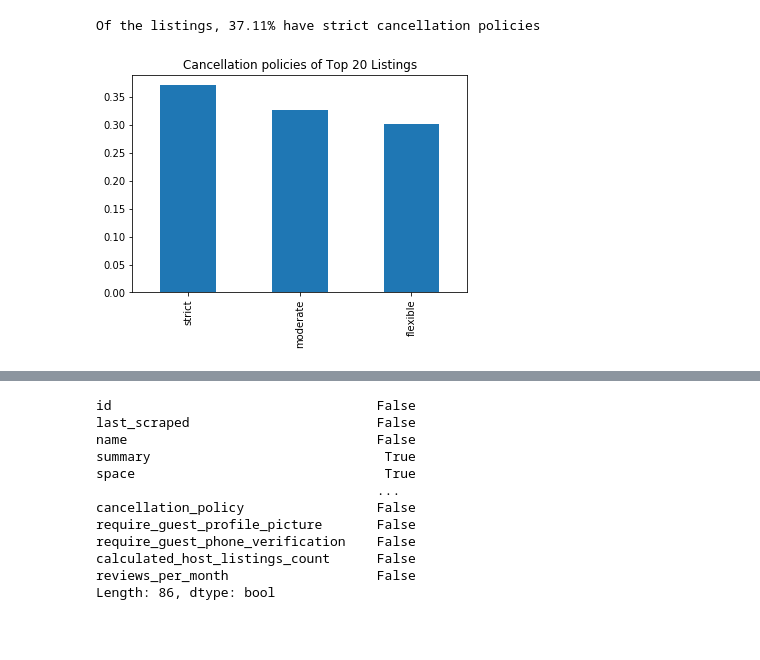
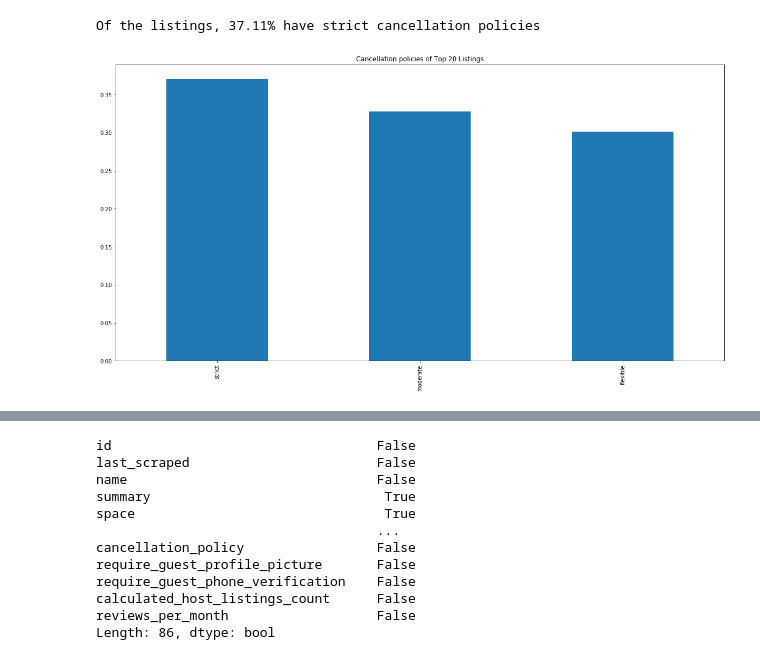
Before and after one commit to sukanto-m/Seattle-Airbnb, a Jupyter notebook: Seattle_Airbnb.ipynb, the cells around one changed output, grey strips where cells are left out. Cells and saved outputs as stored; diff of their text form; code cells hidden in the pictures; blank space fills up the shorter version.

```diff
--- a/Seattle_Airbnb.ipynb
+++ b/Seattle_Airbnb.ipynb
@@ -225,7 +227,9 @@ print("Of the listings, {:.2f}% have strict cancellation policies".format((1417/
 # %% [output]
 Of the listings, 37.11% have strict cancellation policies
 # %%
-(can[:20]/df1.shape[0]).plot(kind='bar');
-plt.title("Cancellation policies of Top 20 Listings"); #looks like most listings have strict cancellation policies
+plt.figure(figsize=(20,10))
+(can[:20]/df1.shape[0]).plot(kind='bar')
+plt.title("Cancellation policies of Top 20 Listings")
+plt.savefig('can.jpg'); #looks like most listings have strict cancellation policies
 # %% [output]
-[figure, old version]
+[figure, new version]
```
Also changed, not shown: parts of 7 cells of this notebook.
